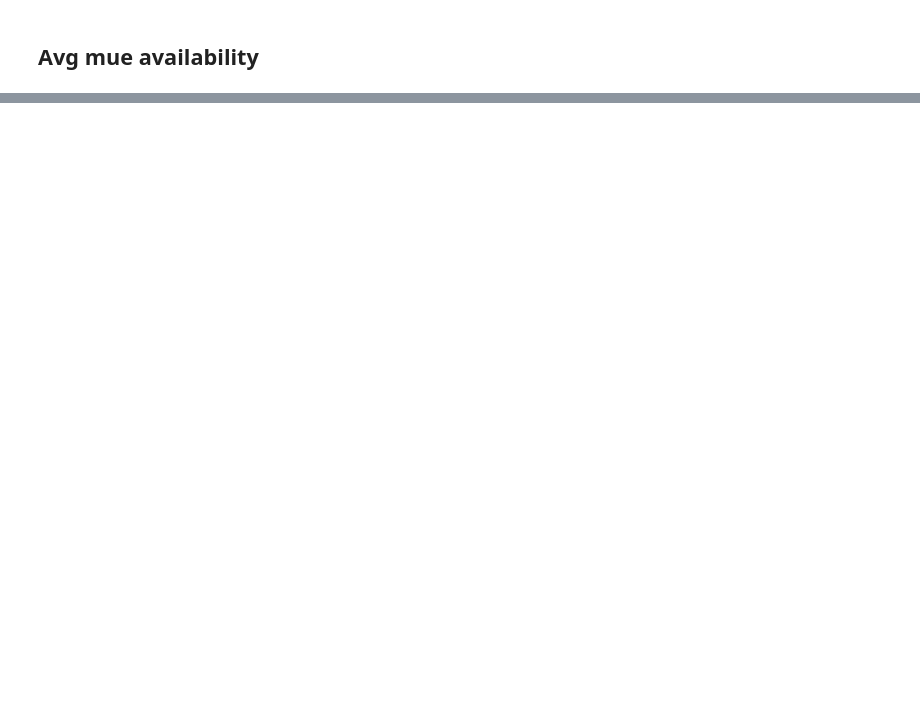
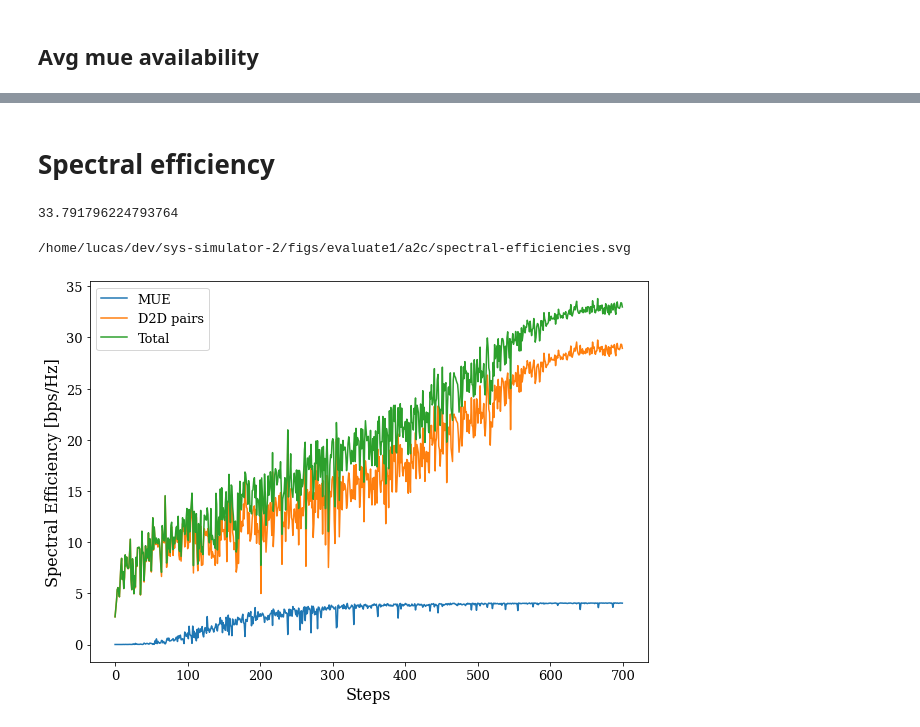
Before and after one commit to lbaiao/sys-simulator-2, a Jupyter notebook: notebooks/figs-notebooks/evaluate1.ipynb, the cells around one changed output, grey strips where cells are left out. Cells and saved outputs as stored; diff of their text form; code cells hidden in the pictures; blank space fills up the shorter version.

```diff
--- a/notebooks/figs-notebooks/evaluate1.ipynb
+++ b/notebooks/figs-notebooks/evaluate1.ipynb
@@ -209,0 +213,33 @@ mue_availability.mean()
+# %% [markdown]
+# Spectral efficiency
+# %%
+d2d_speffs = db_to_power(d2d_sinrs)
+mue_speffs = db_to_power(mue_sinrs)
+d2d_speffs = np.log2(1 + d2d_speffs).sum(axis=1)
+mue_speffs = np.log2(1 + mue_speffs)
+total_speffs = d2d_speffs + mue_speffs
+# %%
+np.max(total_speffs)
+# %% [output]
+33.791796224793764
+# %%
+plt.figure(figsize=(10,7))
+sns.lineplot(x=x, y=mue_speffs, label='MUE')
+sns.lineplot(x=x, y=d2d_speffs, label='D2D pairs')
+sns.lineplot(x=x, y=total_speffs, label='Total')
+plt.xlabel('Steps', fontdict=x_font)
+plt.ylabel('Spectral Efficiency [bps/Hz]', fontdict=y_font)
+plt.xticks(**ticks_font)
+plt.yticks(**ticks_font)
+plt.legend(prop=legends_font)
+fig_name = 'spectral-efficiencies'
+svg_path = f'{OUTPUT_PATH}/{fig_name}.svg'
+eps_path = f'{OUTPUT_PATH}/{fig_name}.eps'
+print(svg_path)
+# save fig
+plt.savefig(svg_path)
+os.system(f'magick convert {svg_path} {eps_path}')
+plt.show()
+# %% [output]
+/home/lucas/dev/sys-simulator-2/figs/evaluate1/a2c/spectral-efficiencies.svg
+[figure, added]
```
Also changed, not shown: parts of 10 cells of this notebook, 28 other files.
